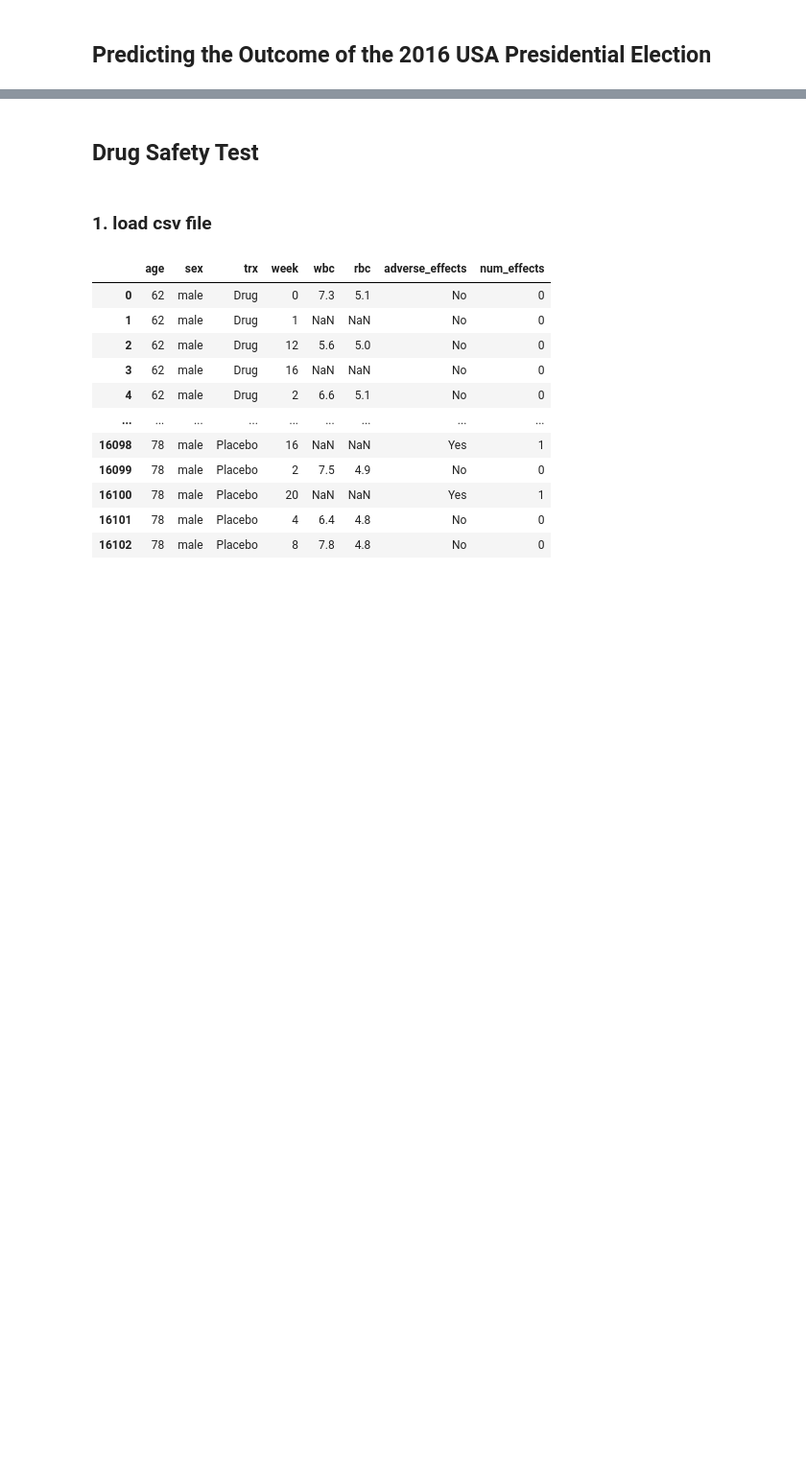
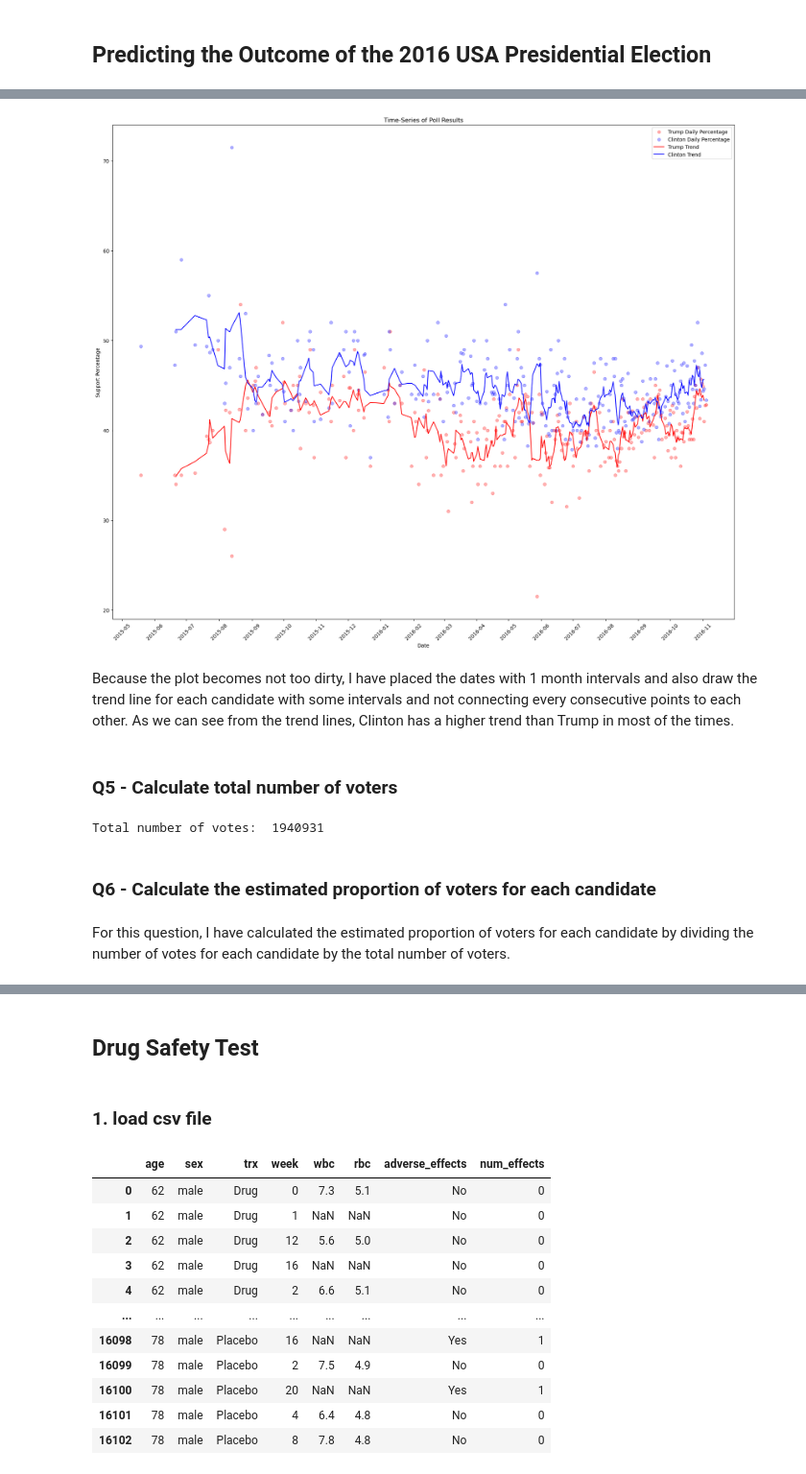
Before and after one commit to Amir-rfz/Data-Science-Course-Projects-S2025, a Jupyter notebook: CA0/CA0.ipynb, the cells around one changed output, grey strips where cells are left out. Shown at 96% size. Cells and saved outputs as stored; diff of their text form; code cells hidden in the pictures; blank space fills up the shorter version.

```diff
--- a/CA0/CA0.ipynb
+++ b/CA0/CA0.ipynb
@@ -275,0 +284,4 @@ plt.show()
+# %%
+path = "./2016-general-election-trump-vs-clinton.csv"
+df = pd.read_csv(path)
+df.shape
@@ -275,0 +395,5 @@ plt.show()
+# %%
+temp_df = pd.read_csv(path)
+df2 = temp_df[['Trump', 'Clinton', 'Pollster', 'Start Date', 'Number of Observations', 'Mode']]
+df2 = df2.dropna(subset=['Number of Observations'], axis=0)
+df2.reset_index(drop=True, inplace=True)
@@ -275,0 +418,4 @@ plt.show()
+# %%
+df2['Start Date'] = pd.to_datetime(df2['Start Date'])
+df2 = df2.sort_values(by='Start Date')
+df2.reset_index(drop=True, inplace=True)
@@ -275,0 +431,42 @@ plt.show()
+# %%
+df_temp = df2.groupby('Start Date', as_index=False)[['Trump', 'Clinton']].mean()
+df_temp['Trump Trend'] = df_temp['Trump'].rolling(window=5, center=True).mean()
+df_temp['Clinton Trend'] = df_temp['Clinton'].rolling(window=5, center=True).mean()
+plt.figure(figsize=(18,15))
+
+plt.scatter(df_temp['Start Date'], df_temp['Trump'],
+            label='Trump Daily Percentage', alpha=0.3, color='red')
+plt.scatter(df_temp['Start Date'], df_temp['Clinton'],
+            label='Clinton Daily Percentage', alpha=0.3, color='blue')
+
+plt.plot(df_temp['Start Date'], df_temp['Trump Trend'],
+         label='Trump Trend', color='red')
+plt.plot(df_temp['Start Date'], df_temp['Clinton Trend'],
+         label='Clinton Trend', color='blue')
+
+plt.xlabel('Date')
+plt.ylabel('Support Percentage')
+plt.title('Time-Series of Poll Results')
+plt.legend()
+
+ax = plt.gca()
+ax.xaxis.set_major_locator(mdates.MonthLocator(interval=1))
+ax.xaxis.set_major_formatter(mdates.DateFormatter('%Y-%m'))
+plt.xticks(rotation=45)
+plt.tight_layout()
+plt.show()
+# %% [output]
+[figure, added]
+# %% [markdown]
+Because the plot becomes not too dirty, I have placed the dates with 1 month intervals and also draw the trend line for each candidate with some intervals and not connecting every consecutive points to each other. As we can see from the trend lines, Clinton has a higher trend than Trump in most of the times.
+# %% [markdown]
+### Q5 - Calculate total number of voters
+# %%
+total_votes = df2['Number of Observations'].sum()
+print("Total number of votes: ", int(total_votes))
+# %% [output]
+Total number of votes:  1940931
+# %% [markdown]
+### Q6 - Calculate the estimated proportion of voters for each candidate
+# %% [markdown]
+For this question, I have calculated the estimated proportion of voters for each candidate by dividing the number of votes for each candidate by the total number of voters.
```
Also changed, not shown: parts of 37 cells of this notebook.
